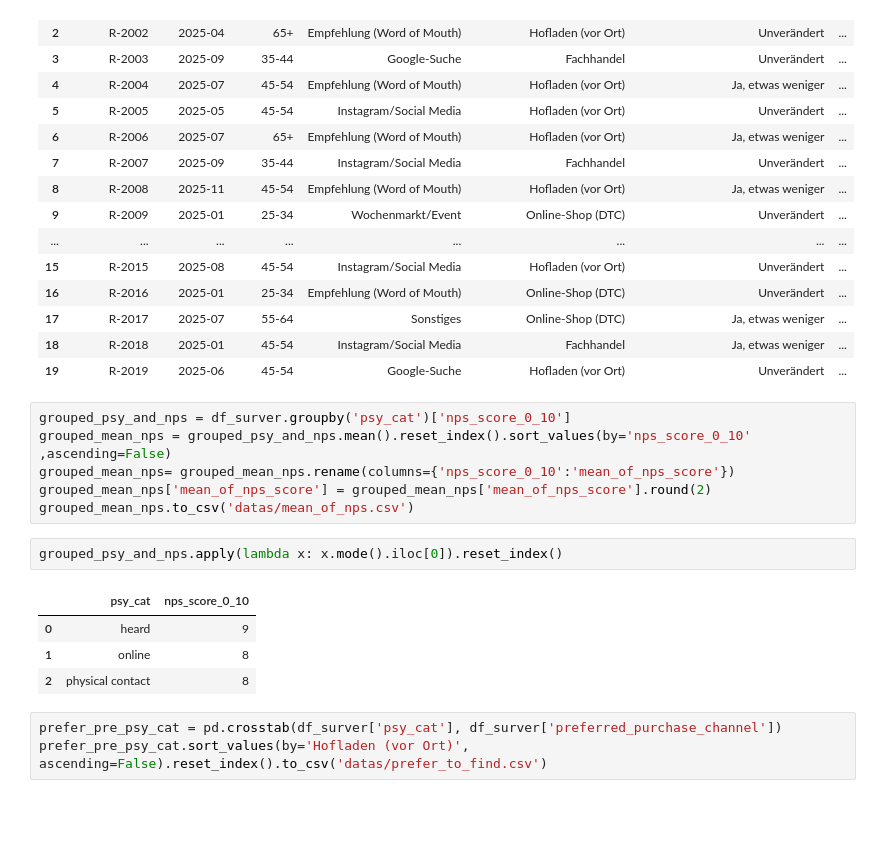
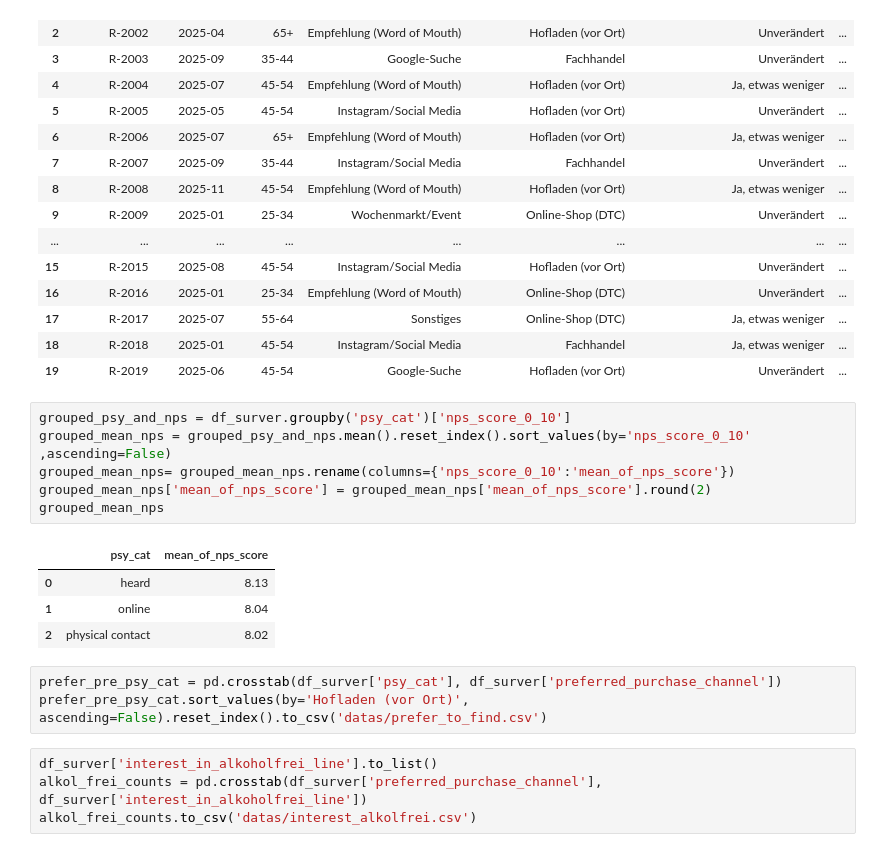
Before and after one commit to Elli55/Case_Study_Hasetal_Destillerie_GmbH, a Jupyter notebook: data_manupilation.ipynb, the cells around one changed output. Drawn from its saved outputs; the diff is of its cells as text; blank space fills up the shorter version.

```diff
--- a/data_manupilation.ipynb
+++ b/data_manupilation.ipynb
@@ -393,16 +413,18 @@ df_surver.head(20)
 # %%
 grouped_psy_and_nps = df_surver.groupby('psy_cat')['nps_score_0_10']
 grouped_mean_nps = grouped_psy_and_nps.mean().reset_index().sort_values(by='nps_score_0_10' ,ascending=False)
 grouped_mean_nps= grouped_mean_nps.rename(columns={'nps_score_0_10':'mean_of_nps_score'})
 grouped_mean_nps['mean_of_nps_score'] = grouped_mean_nps['mean_of_nps_score'].round(2)
-grouped_mean_nps.to_csv('datas/mean_of_nps.csv')
+grouped_mean_nps
+# %% [output]
+|  | psy_cat | mean_of_nps_score |
+| 0 | heard | 8.13 |
+| 1 | online | 8.04 |
+| 2 | physical contact | 8.02 |
-# %%
-grouped_psy_and_nps.apply(lambda x: x.mode().iloc[0]).reset_index()
-# %% [output]
-|  | psy_cat | nps_score_0_10 |
-| 0 | heard | 9 |
-| 1 | online | 8 |
-| 2 | physical contact | 8 |
 # %%
 prefer_pre_psy_cat = pd.crosstab(df_surver['psy_cat'], df_surver['preferred_purchase_channel'])
 prefer_pre_psy_cat.sort_values(by='Hofladen (vor Ort)', ascending=False).reset_index().to_csv('datas/prefer_to_find.csv')
+# %%
+df_surver['interest_in_alkoholfrei_line'].to_list()
+alkol_frei_counts = pd.crosstab(df_surver['preferred_purchase_channel'], df_surver['interest_in_alkoholfrei_line'])
+alkol_frei_counts.to_csv('datas/interest_alkolfrei.csv')
```
Also changed, not shown: parts of 1 cell of this notebook, 1 other file.
